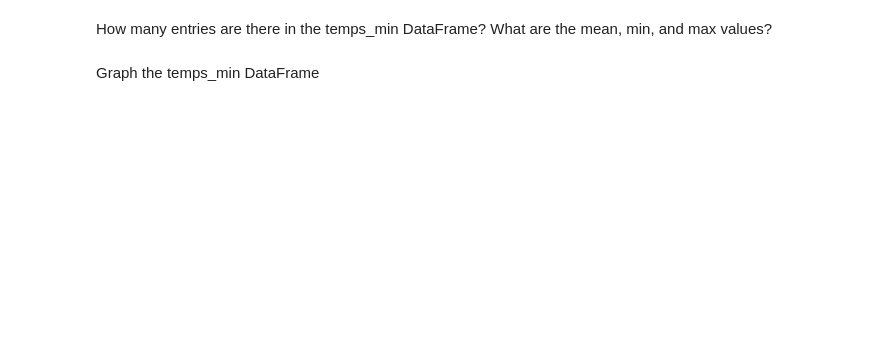
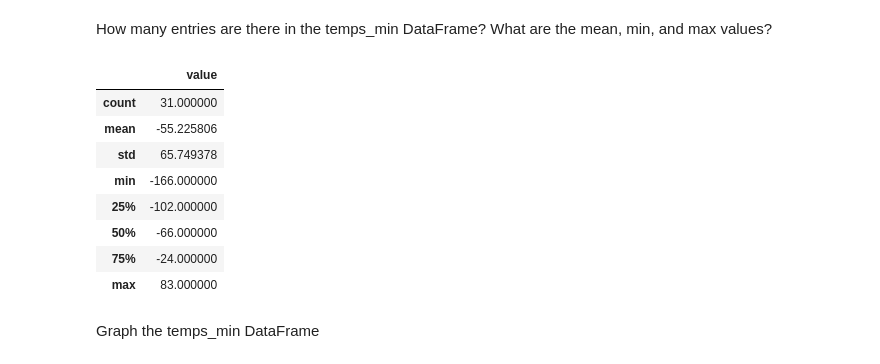
Before and after one commit to KunleAdeyanju/DataEngineering.Labs.NOAADailySummaries, a Jupyter notebook: loading_and_graphing_daily_summaries.ipynb, the cells around one changed output. Saved outputs shown, nothing was run; the diff lists cells and outputs as text; code cells hidden in the pictures; blank space fills up the shorter version.

```diff
--- a/loading_and_graphing_daily_summaries.ipynb
+++ b/loading_and_graphing_daily_summaries.ipynb
@@ -108,5 +137,16 @@ temps_min
 How many entries are there in the temps_min DataFrame? What are the mean, min, and max values?
 # %%
 #
+temps_min.describe()
+# %% [output]
+|  | value |
+| count | 31.000000 |
+| mean | -55.225806 |
+| std | 65.749378 |
+| min | -166.000000 |
+| 25% | -102.000000 |
+| 50% | -66.000000 |
+| 75% | -24.000000 |
+| max | 83.000000 |
 # %% [markdown]
 Graph the temps_min DataFrame
```
Also changed, not shown: parts of 11 cells of this notebook.
